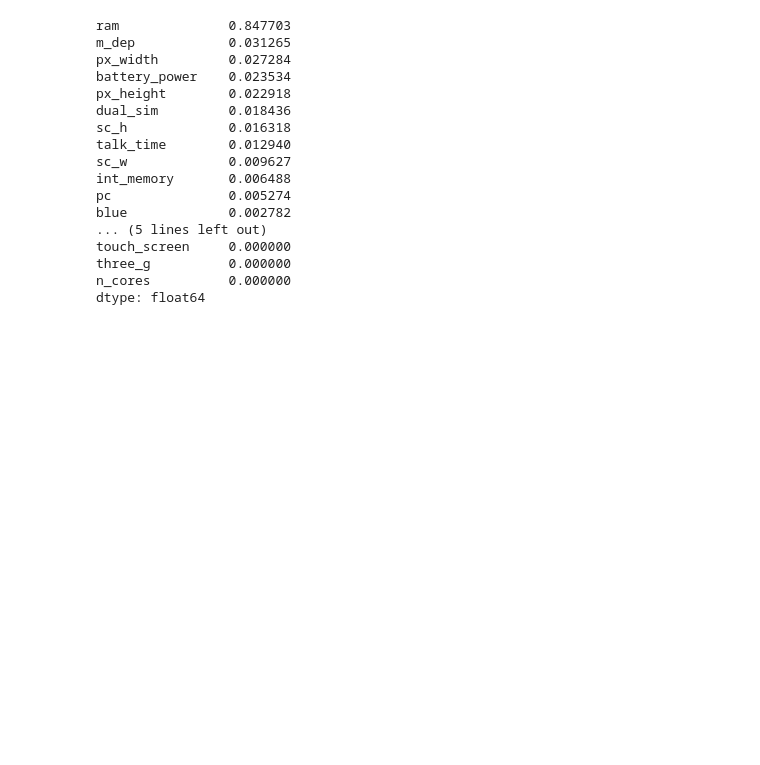
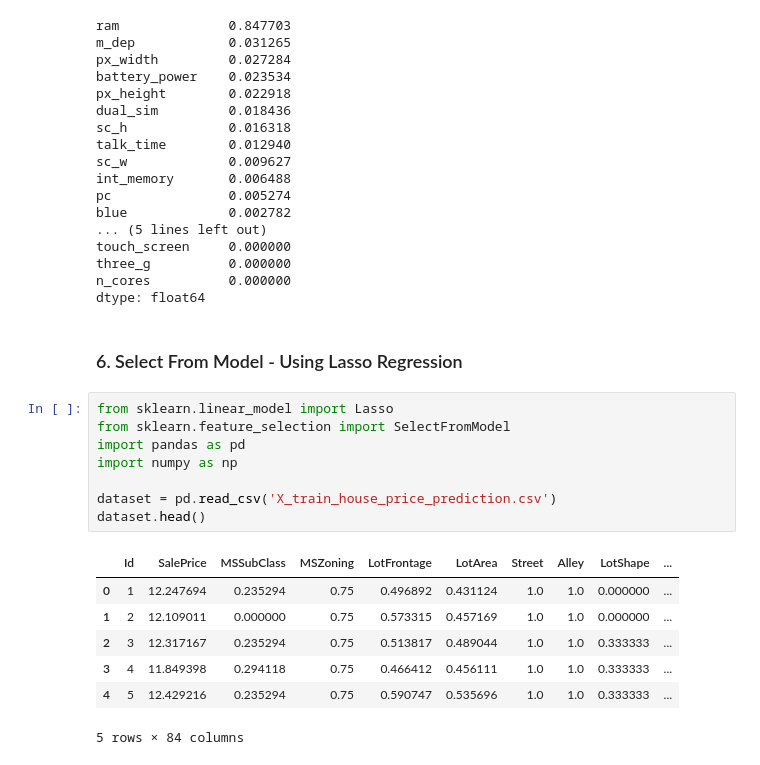
Before and after one commit to LuckyRathod/DataScience, a Jupyter notebook: P4 - Feature Selection/Feature_Selection.ipynb, the cells around one changed output. Cells and saved outputs as stored; diff of their text form; blank space fills up the shorter version.

Commit message:
Added New Feature Selection Tecnique
Added SelectFromModel Feature Selection Technique in notebook

```diff
--- a/P4 - Feature Selection/Feature_Selection.ipynb
+++ b/P4 - Feature Selection/Feature_Selection.ipynb
@@ -621,3 +622,21 @@ touch_screen     0.000000
 three_g          0.000000
 n_cores          0.000000
 dtype: float64
+# %% [markdown]
+### 6. Select From Model - Using Lasso Regression
+# %%
+from sklearn.linear_model import Lasso
+from sklearn.feature_selection import SelectFromModel
+import pandas as pd
+import numpy as np
+
+dataset = pd.read_csv('X_train_house_price_prediction.csv')
+dataset.head()
+# %% [output]
+|  | Id | SalePrice | MSSubClass | MSZoning | LotFrontage | LotArea | Street | Alley | LotShape | ... |
+| 0 | 1 | 12.247694 | 0.235294 | 0.75 | 0.496892 | 0.431124 | 1.0 | 1.0 | 0.000000 | ... |
+| 1 | 2 | 12.109011 | 0.000000 | 0.75 | 0.573315 | 0.457169 | 1.0 | 1.0 | 0.000000 | ... |
+| 2 | 3 | 12.317167 | 0.235294 | 0.75 | 0.513817 | 0.489044 | 1.0 | 1.0 | 0.333333 | ... |
+| 3 | 4 | 11.849398 | 0.294118 | 0.75 | 0.466412 | 0.456111 | 1.0 | 1.0 | 0.333333 | ... |
+| 4 | 5 | 12.429216 | 0.235294 | 0.75 | 0.590747 | 0.535696 | 1.0 | 1.0 | 0.333333 | ... |
+5 rows × 84 columns
```
Also changed, not shown: parts of 6 cells of this notebook, 1 other file.
